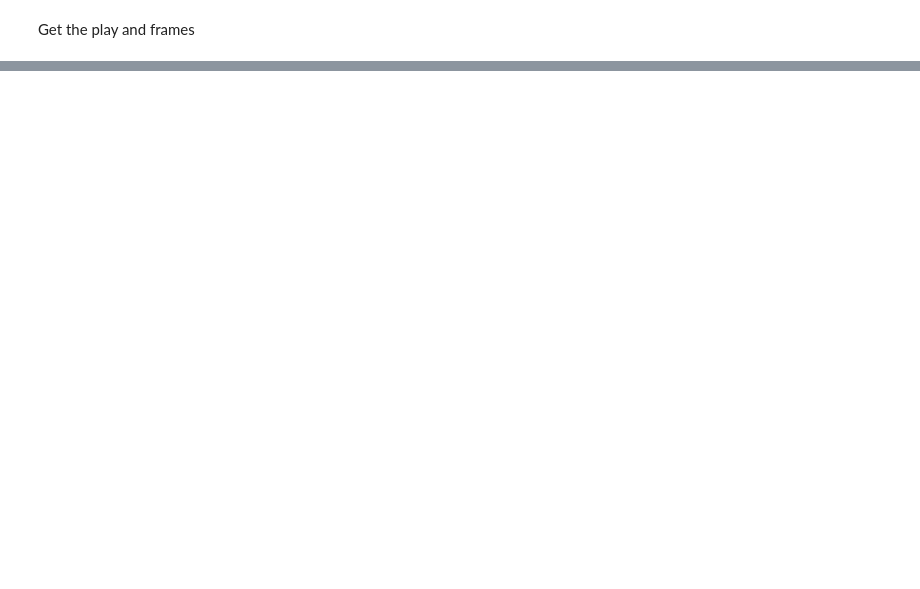
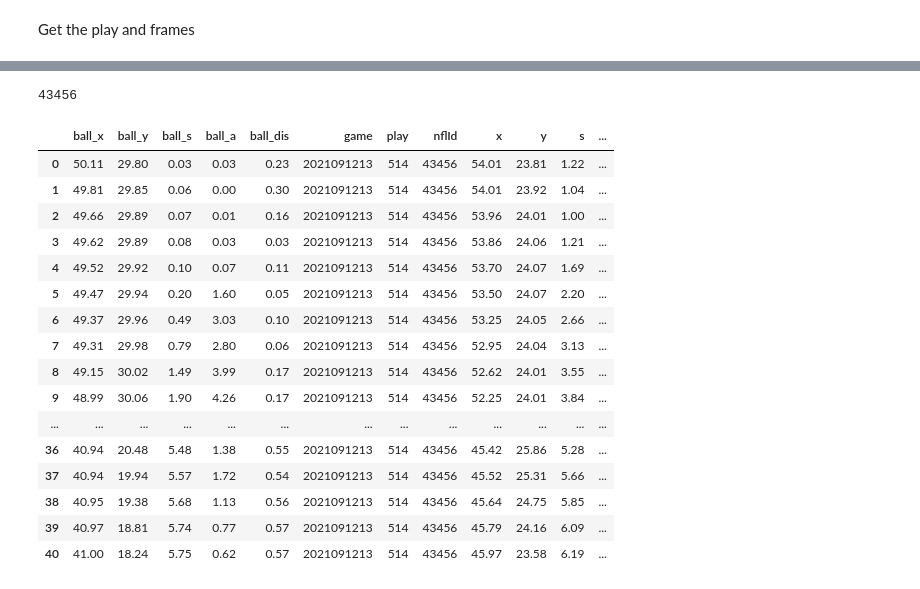
Before and after one commit to Miller-Ryan-1/nfl-linemen, a Jupyter notebook: passrush-efficiency_metric.ipynb, the cells around one changed output, grey strips where cells are left out. Cells and saved outputs as stored; diff of their text form; code cells hidden in the pictures; blank space fills up the shorter version.

Commit message:
Functions mostly finished and tested

```diff
--- a/passrush-efficiency_metric.ipynb
+++ b/passrush-efficiency_metric.ipynb
@@ -516,4 +370,4 @@ pass_rusher = 46416
 # %%
 # game and play are from above
-
-pass_rush_list = nfl_functions.get_play_pass_rushers(pass_rushers, game, play)
+play_pass_rush = nf.get_play_pass_rushers(pass_rushers_df, game, play)
+play_pass_rush
@@ -520,4 +381,5 @@ pass_rush_list = nfl_functions.get_play_pass_rushers(pass_rushers, game, play)
 # %% [markdown]
 Get the play and frames
 # %%
-play_frames = nfl_functions.get_play_frames(week, game, play)
+play_frames = nf.get_play_frames(week_df, game, play)
+play_frames
@@ -524,2 +400,4 @@ play_frames = nfl_functions.get_play_frames(week, game, play)
 # %%
-line_of_scrimmage, football_frames = nfl_functions.play_fb_frames(play_frames)
+line_of_scrimmage, football_frames = nf.play_fb_frames(play_frames)
+print(f'Line of Scrimmage: {line_of_scrimmage}')
+football_frames
@@ -526,4 +424,26 @@ line_of_scrimmage, football_frames = nfl_functions.play_fb_frames(play_frames)
 # %%
-pass_rusher = np.random.choice(pass_rush_list)
+pass_rusher = np.random.choice(play_pass_rush.nflId)
+pass_rusher
+# %% [output]
+43456
 # %%
-pass_rusher_analysis_frames = nfl_functions.create_pass_rusher_analysis_frames(football_frames, play_frames, pass_rusher)
+pass_rusher_analysis_frames = nf.create_pass_rusher_analysis_frames(football_frames, play_frames, pass_rusher)
+pass_rusher_analysis_frames
+# %% [output]
+|  | ball_x | ball_y | ball_s | ball_a | ball_dis | game | play | nflId | x | y | s | ... |
+| 0 | 50.11 | 29.80 | 0.03 | 0.03 | 0.23 | 2021091213 | 514 | 43456 | 54.01 | 23.81 | 1.22 | ... |
+| 1 | 49.81 | 29.85 | 0.06 | 0.00 | 0.30 | 2021091213 | 514 | 43456 | 54.01 | 23.92 | 1.04 | ... |
+| 2 | 49.66 | 29.89 | 0.07 | 0.01 | 0.16 | 2021091213 | 514 | 43456 | 53.96 | 24.01 | 1.00 | ... |
+| 3 | 49.62 | 29.89 | 0.08 | 0.03 | 0.03 | 2021091213 | 514 | 43456 | 53.86 | 24.06 | 1.21 | ... |
+| 4 | 49.52 | 29.92 | 0.10 | 0.07 | 0.11 | 2021091213 | 514 | 43456 | 53.70 | 24.07 | 1.69 | ... |
+| 5 | 49.47 | 29.94 | 0.20 | 1.60 | 0.05 | 2021091213 | 514 | 43456 | 53.50 | 24.07 | 2.20 | ... |
+| 6 | 49.37 | 29.96 | 0.49 | 3.03 | 0.10 | 2021091213 | 514 | 43456 | 53.25 | 24.05 | 2.66 | ... |
+| 7 | 49.31 | 29.98 | 0.79 | 2.80 | 0.06 | 2021091213 | 514 | 43456 | 52.95 | 24.04 | 3.13 | ... |
+| 8 | 49.15 | 30.02 | 1.49 | 3.99 | 0.17 | 2021091213 | 514 | 43456 | 52.62 | 24.01 | 3.55 | ... |
+| 9 | 48.99 | 30.06 | 1.90 | 4.26 | 0.17 | 2021091213 | 514 | 43456 | 52.25 | 24.01 | 3.84 | ... |
+| ... | ... | ... | ... | ... | ... | ... | ... | ... | ... | ... | ... | ... |
+| 36 | 40.94 | 20.48 | 5.48 | 1.38 | 0.55 | 2021091213 | 514 | 43456 | 45.42 | 25.86 | 5.28 | ... |
+| 37 | 40.94 | 19.94 | 5.57 | 1.72 | 0.54 | 2021091213 | 514 | 43456 | 45.52 | 25.31 | 5.66 | ... |
+| 38 | 40.95 | 19.38 | 5.68 | 1.13 | 0.56 | 2021091213 | 514 | 43456 | 45.64 | 24.75 | 5.85 | ... |
+| 39 | 40.97 | 18.81 | 5.74 | 0.77 | 0.57 | 2021091213 | 514 | 43456 | 45.79 | 24.16 | 6.09 | ... |
+| 40 | 41.00 | 18.24 | 5.75 | 0.62 | 0.57 | 2021091213 | 514 | 43456 | 45.97 | 23.58 | 6.19 | ... |
```
Also changed, not shown: parts of 112 cells of this notebook, 1 other file.
